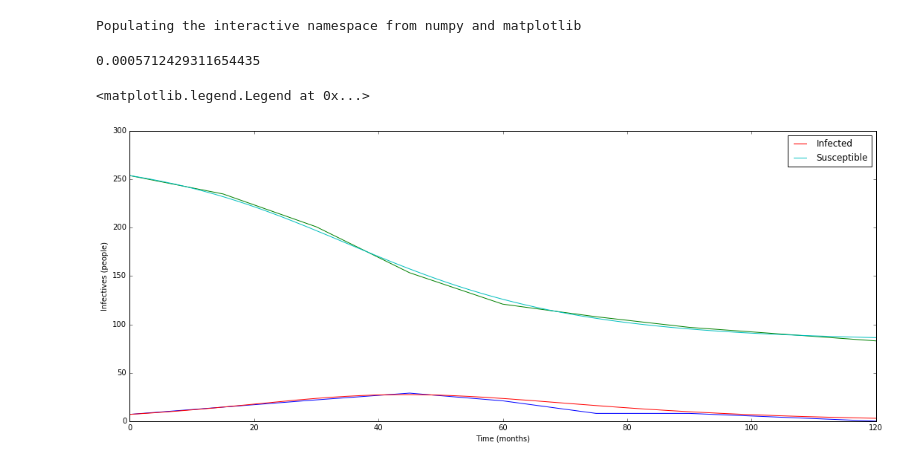
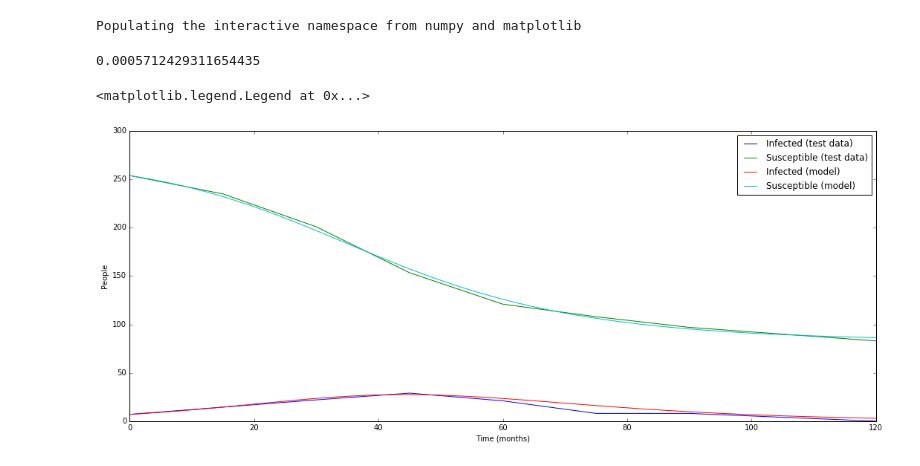
Before and after one commit to nikolads/fmi-projects, a Jupyter notebook: sir/bubon.ipynb, the cells around one changed output. Saved outputs shown, nothing was run; the diff lists cells and outputs as text; code cells hidden in the pictures.

```diff
--- a/sir/bubon.ipynb
+++ b/sir/bubon.ipynb
@@ -8,40 +8,30 @@ Populating the interactive namespace from numpy and matplotlib
 # %%
 # Eyam Plague 1666
 
 plt.figure(figsize=(18, 7));
 plt.xlabel("Time (months)");
-plt.ylabel("Infectives (people)");
+plt.ylabel("People");
 
-# 0 235 14.5
-# 15 201 22
-# 31 153.5 29
-# 46 121 21
-# 62 108 8
-# 77 97 8
-# 93 Unknown Unknown
-# 108 83 0
+data_t = [0, 15, 30, 45, 60, 75, 90, 120]
+data_s = [254, 235, 201, 153.5, 121, 108, 97, 83]
+data_i = [7, 14.5, 22, 29, 21, 8, 8, 0]
 
-# t = [0, 0.5, 1, 1.5, 2, 2.5, 3, 4]
-t = [0, 15, 30, 45, 60, 75, 90, 120]
-S = [254, 235, 201, 153.5, 121, 108, 97, 83]
-I = [7, 14.5, 22, 29, 21, 8, 8, 0]
+plot(data_t, data_i, label="Infected (test data)")
+plot(data_t, data_s, label="Susceptible (test data)")
 
-plot(t, I)    # Infected
-plot(t, S)    # Susceptible
-
-inf = len(S) - 1
-# alpha = 2.73
+inf = len(data_s) - 1
 alpha = 1 / 11
-alpha_to_beta = (I[0] + S[0] - S[inf]) / (math.log(S[0]) - math.log(S[inf]))
-beta = alpha / alpha_to_beta
+a_b_ratio = (data_i[0] + data_s[0] - data_s[inf]) / (math.log(data_s[0]) - math.log(data_s[inf]))
+beta = alpha / a_b_ratio
 
 print(beta)
 
-res = sir.simulate(S[0], I[0], 0, beta, alpha, t[inf], simul_step=0.00001, precision=0.01)
-plt.plot(res.t, res.I, label="Infected")
-plt.plot(res.t, res.S, label="Susceptible")
+sir = Sir(data_s[0], data_i[0], 0, beta, alpha)
+res = sir.simulate(data_t[inf], simul_step=0.00001, precision=0.01)
+plt.plot(res.t, res.I, label="Infected (model)")
+plt.plot(res.t, res.S, label="Susceptible (model)")
 plt.legend()
 # %% [output]
 0.0005712429311654435
 <matplotlib.legend.Legend at 0x...>
-[figure, old version]
+[figure, new version]
```
Also changed, not shown: parts of 1 cell of this notebook, 3 other files.
